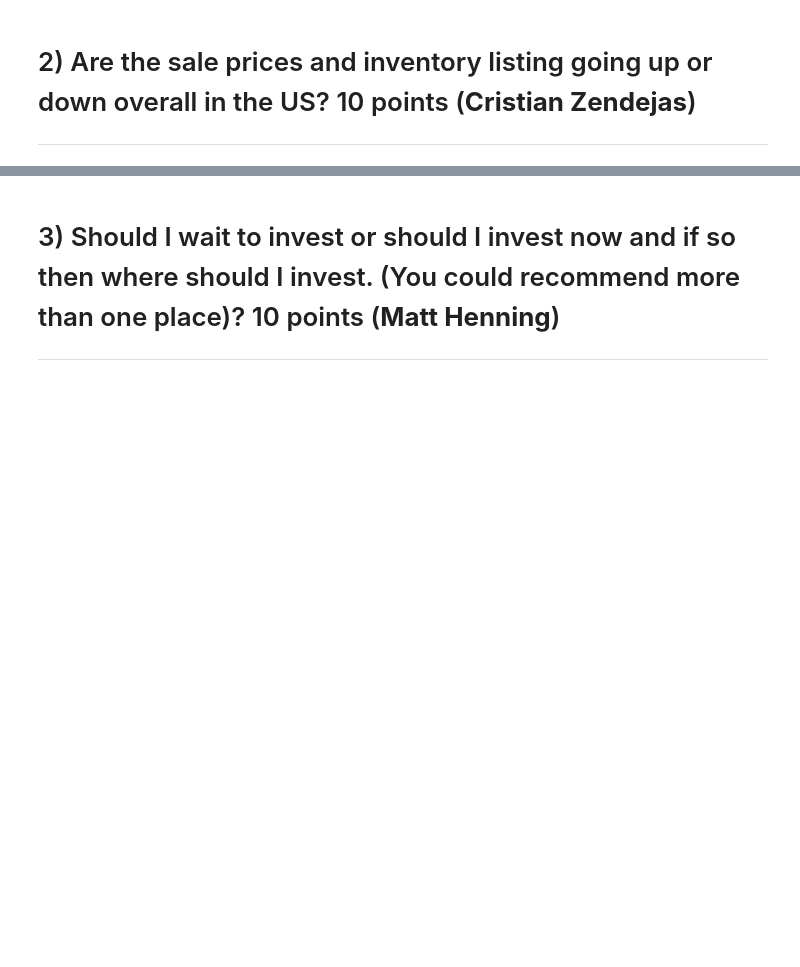
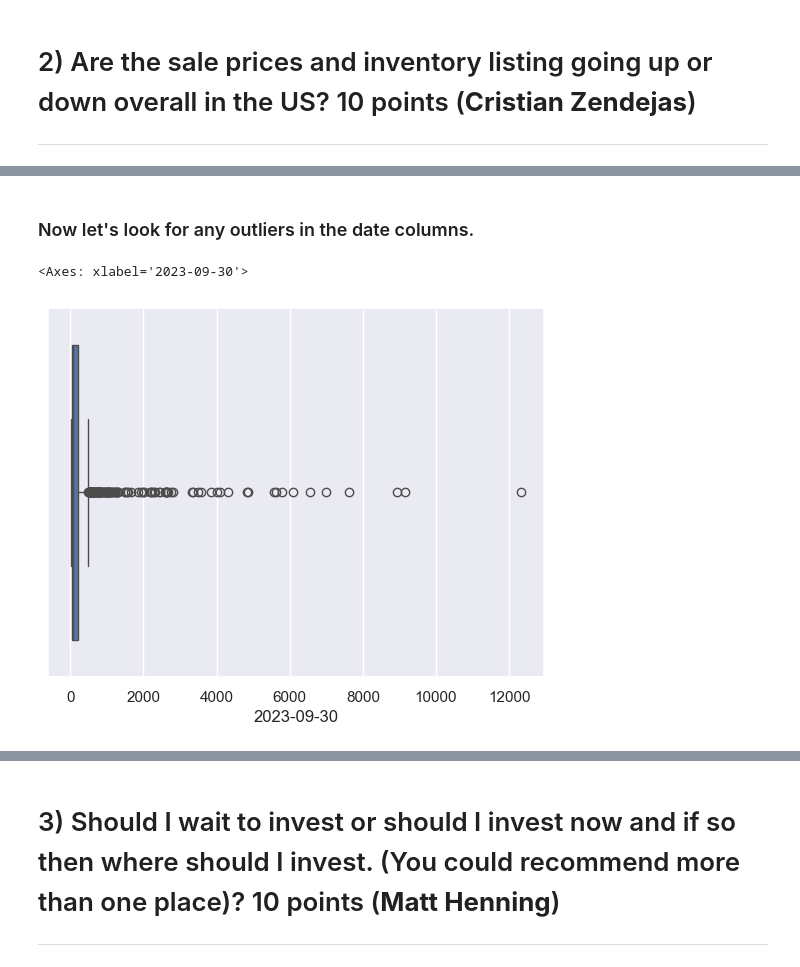
Before and after one commit to DavidBraun777/final-group-project-seis-631, a Jupyter notebook: Final_Project_SEIS631.ipynb, the cells around one changed output, grey strips where cells are left out. Drawn from its saved outputs; the diff is of its cells as text; code cells hidden in the pictures; blank space fills up the shorter version.

```diff
--- a/Final_Project_SEIS631.ipynb
+++ b/Final_Project_SEIS631.ipynb
@@ -218,0 +282,13 @@ Overall, the best market depends on your investment strategy. If rapid price app
+# %%
+start_date = '2018-01-31'
+end_date = '2022-12-31'
+
+df = df.drop(index=0).reset_index(drop=True)
+
+date_columns = [col for col in df.columns if pd.to_datetime(col, errors='coerce', format='%Y-%m-%d', exact=True) is not pd.NaT]
+
+columns_to_drop = [col for col in date_columns if start_date <= col <= end_date]
+df = df.drop(columns=columns_to_drop)
+
+df["RegionName"] = df["RegionName"].apply(lambda x: x.split(',')[0])
+df.head(10)
@@ -218,0 +330,3 @@ Overall, the best market depends on your investment strategy. If rapid price app
+# %%
+df = df.rename(columns={"SizeRank": "Rank", "RegionName": "City", "StateName": "State"})
+df.head(10)
@@ -218,0 +377,3 @@ Overall, the best market depends on your investment strategy. If rapid price app
+# %%
+df = df.drop_duplicates()
+df.count()
@@ -218,0 +420,3 @@ Overall, the best market depends on your investment strategy. If rapid price app
+# %%
+df = df.dropna()
+df.count()
@@ -218,0 +471,7 @@ Overall, the best market depends on your investment strategy. If rapid price app
+# %% [markdown]
+### Now let's look for any outliers in the date columns.
+# %%
+sns.boxplot(x=df['2023-09-30'])
+# %% [output]
+<Axes: xlabel='2023-09-30'>
+[figure, added]
```
Also changed, not shown: parts of 113 cells of this notebook.
